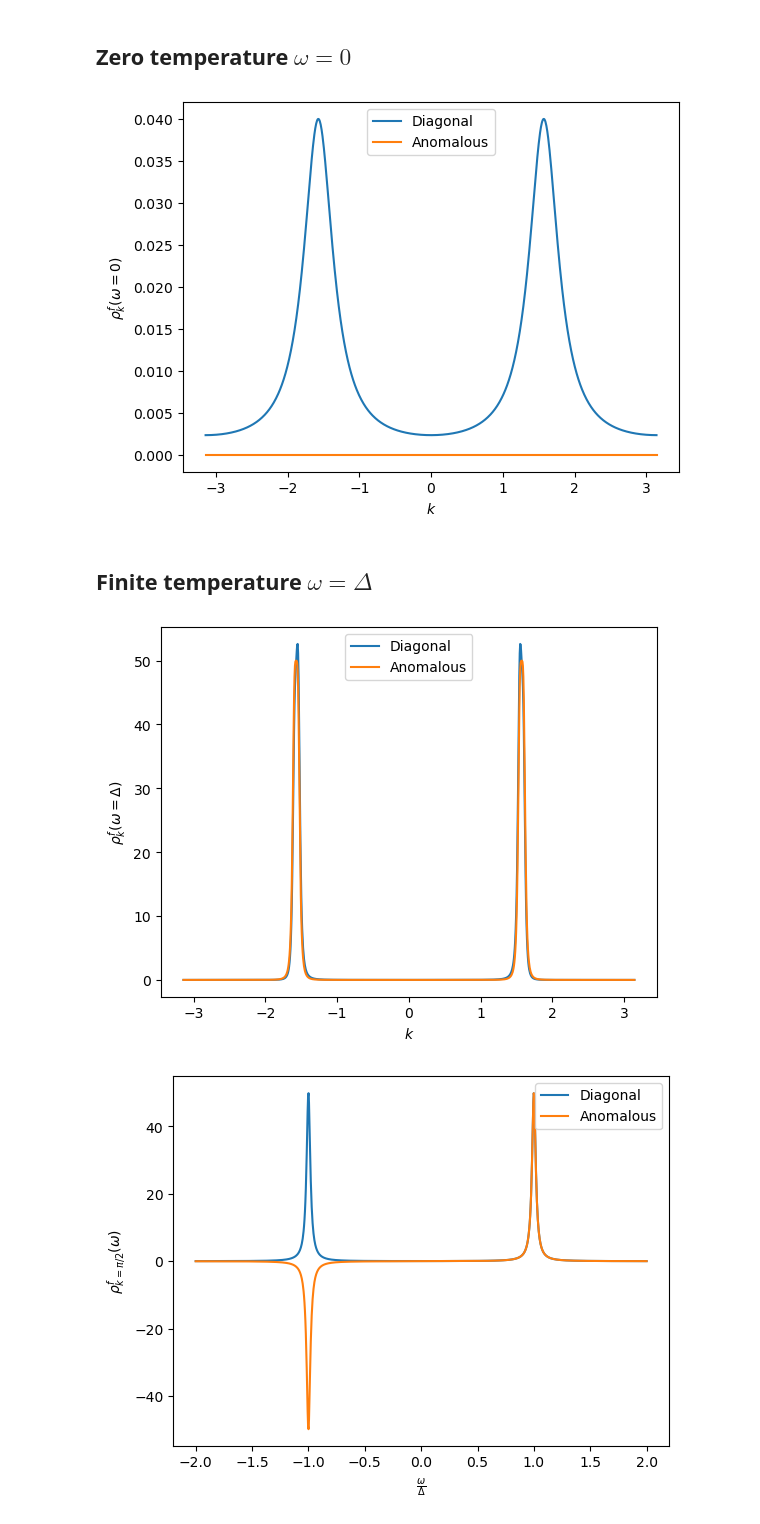
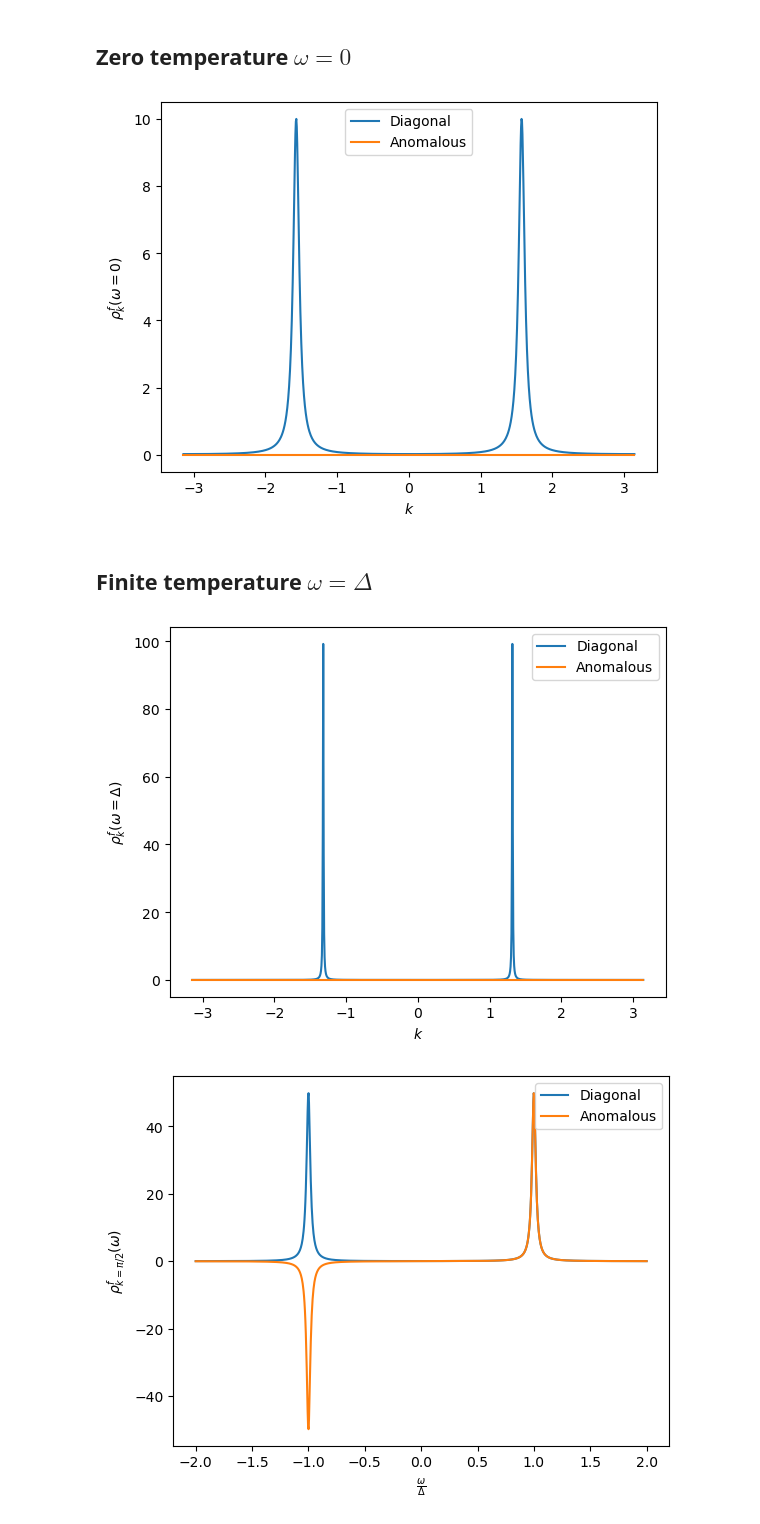
Before and after one commit to gabriel-rodriguez-ruiz/DC-superconductivity, a Jupyter notebook: Superconductor_1D_without_SOC.ipynb, the cells around one changed output. Saved outputs shown, nothing was run; the diff lists cells and outputs as text; code cells hidden in the pictures.

Commit message:
Gamma in Serbyn was wrong.

```diff
--- a/Superconductor_1D_without_SOC.ipynb
+++ b/Superconductor_1D_without_SOC.ipynb
@@ -42,8 +42,8 @@ from Superconductor_1D_without_SOC import get_sigma, Rho_k, Fermi_function_deriv
 # %%
 k = np.linspace(-np.pi, np.pi, 1000)
 w_0 = 1
-Gamma = 0.01
-Delta = 0.5
+Gamma = 0.1
+Delta = 0
 B_x = 0
 B_y = 0
 mu = 0
@@ -60,31 +60,31 @@ ax.set_xlabel(r"$k$");
 ax.set_ylabel(r"$\rho^f_k(\omega=0)$");
 ax.legend();
 # %% [output]
-[figure, old version]
+[figure, new version]
 # %% [markdown]
 ## Finite temperature $\omega=\Delta$
 # %%
 k = np.linspace(-np.pi, np.pi, 1000)
 w_0 = 1
 Gamma = 0.01
-Delta = 0.5
+Delta = 0
 B_x = 0
 B_y = 0
 mu = 0
 omega = 0.5
 
 rho_k = np.array([Rho_k(k, omega, w_0, Gamma, B_x, B_y, Delta, mu) for k in k], dtype=complex)
 fig, ax  = plt.subplots()
 ax.plot(k, rho_k[:, 0, 0], label="Diagonal")
 #ax.plot(k, rho_k[:, 1, 1])
 ax.plot(k, rho_k[:, 0, 2], label="Anomalous")
 #ax.plot(k, rho_k[:, 1, 0])
 
 ax.set_xlabel(r"$k$");
 ax.set_ylabel(r"$\rho^f_k(\omega=\Delta)$");
 ax.legend();
 # %% [output]
-[figure, old version]
+[figure, new version]
 # %%
 k = np.pi/2
 w_0 = 1
```
Also changed, not shown: parts of 4 cells of this notebook, 4 other files.
